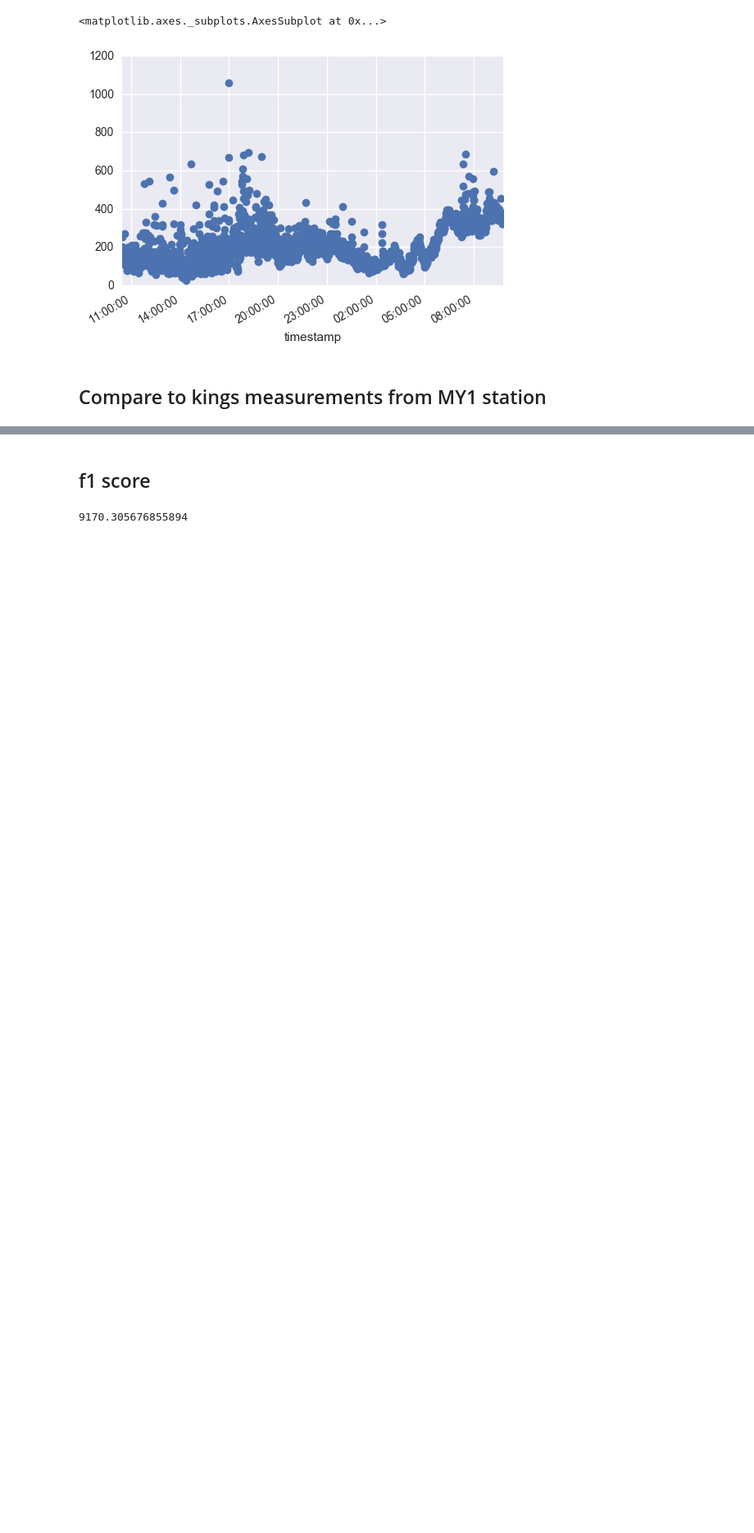
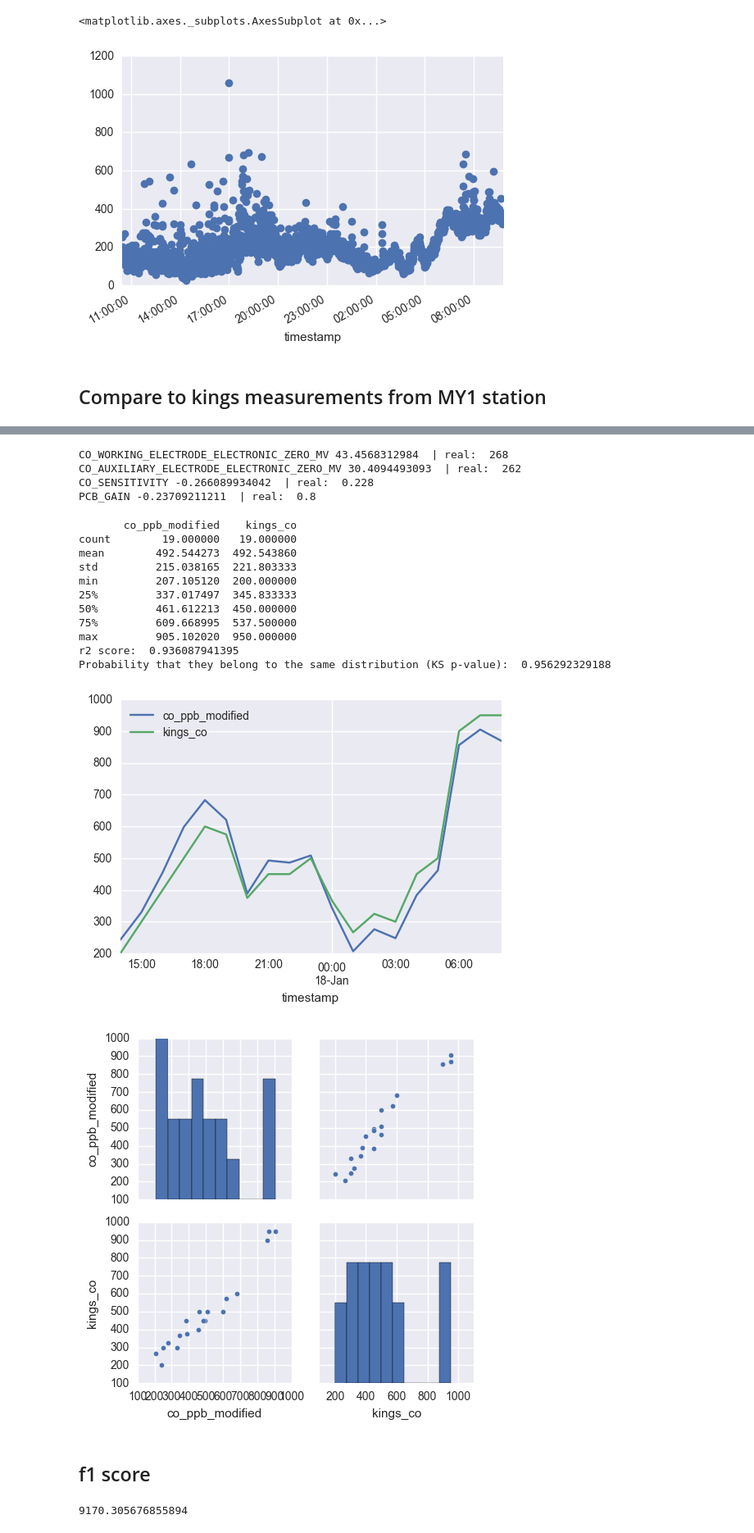
Before and after one commit to lingxz/climathon2016, a Jupyter notebook: sensors-colocation.ipynb, the cells around one changed output, grey strips where cells are left out. Shown: that part at 82% size. Saved outputs shown, nothing was run; the diff lists cells and outputs as text; code cells hidden in the pictures; blank space fills up the shorter version.

```diff
--- a/sensors-colocation.ipynb
+++ b/sensors-colocation.ipynb
@@ -166,0 +227,11 @@ r2_score(co_r2_df.dropna()['kings_co'], co_r2_df.dropna()['co_ppb_modified'])
+# %%
+def convert_co_model(raw_CO, CO_WORKING_ELECTRODE_ELECTRONIC_ZERO_MV, CO_AUXILIARY_ELECTRODE_ELECTRONIC_ZERO_MV,
+                     CO_SENSITIVITY, PCB_GAIN):
+    CO_working_mv, CO_aux_mv = raw_CO
+    temp_correction = 1
+    scaled_working_CO_nA = (CO_working_mv - CO_WORKING_ELECTRODE_ELECTRONIC_ZERO_MV) / PCB_GAIN
+    scaled_aux_CO_nA  =  (CO_aux_mv - CO_AUXILIARY_ELECTRODE_ELECTRONIC_ZERO_MV) / PCB_GAIN * temp_correction
+    return (scaled_working_CO_nA - scaled_aux_CO_nA) / CO_SENSITIVITY
+# %%
+packed = ds_merged_temp[['raw_CO_working', 'raw_CO_aux']].T.values
+packed
@@ -167,3 +249,35 @@ r2_score(co_r2_df.dropna()['kings_co'], co_r2_df.dropna()['co_ppb_modified'])
+# %%
+co_popt, co_pcov = spo.curve_fit(convert_co_model, packed, ds_merged_temp.kings_co.values)
+
+# compare fitted values to the given values
+print("CO_WORKING_ELECTRODE_ELECTRONIC_ZERO_MV", co_popt[0], " | real: ", CO_WORKING_ELECTRODE_ELECTRONIC_ZERO_MV)
+print("CO_AUXILIARY_ELECTRODE_ELECTRONIC_ZERO_MV", co_popt[1], " | real: ", CO_AUXILIARY_ELECTRODE_ELECTRONIC_ZERO_MV)
+print("CO_SENSITIVITY", co_popt[2], " | real: ", CO_SENSITIVITY)
+print("PCB_GAIN", co_popt[3], " | real: ", str(0.8))
+# %% [output]
+CO_WORKING_ELECTRODE_ELECTRONIC_ZERO_MV 43.4568312984  | real:  268
+CO_AUXILIARY_ELECTRODE_ELECTRONIC_ZERO_MV 30.4094493093  | real:  262
+CO_SENSITIVITY -0.266089934042  | real:  0.228
+PCB_GAIN -0.23709211211  | real:  0.8
+# %%
+y = convert_co_model(packed, *co_popt)
+y.shape
+ds_merged_temp['co_ppb_modified'] = convert_co_model(packed, *co_popt)
+compare(xr.Dataset.from_dataframe(ds_merged_temp), 'co_ppb_modified', 'kings_co')
+# %% [output]
+       co_ppb_modified    kings_co
+count        19.000000   19.000000
+mean        492.544273  492.543860
+std         215.038165  221.803333
+min         207.105120  200.000000
+25%         337.017497  345.833333
+50%         461.612213  450.000000
+75%         609.668995  537.500000
+max         905.102020  950.000000
+r2 score:  0.936087941395
+Probability that they belong to the same distribution (KS p-value):  0.956292329188
+[figure, added]
+[figure, added]
 # %% [markdown]
 ## f1 score
 # %%
```
Also changed, not shown: parts of 30 cells of this notebook.
